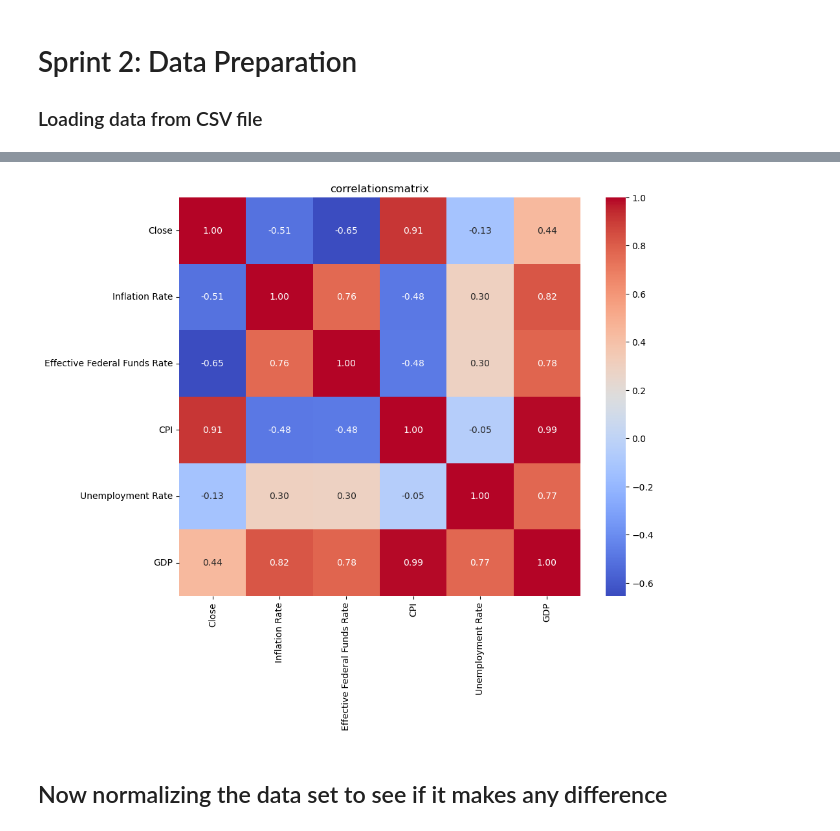
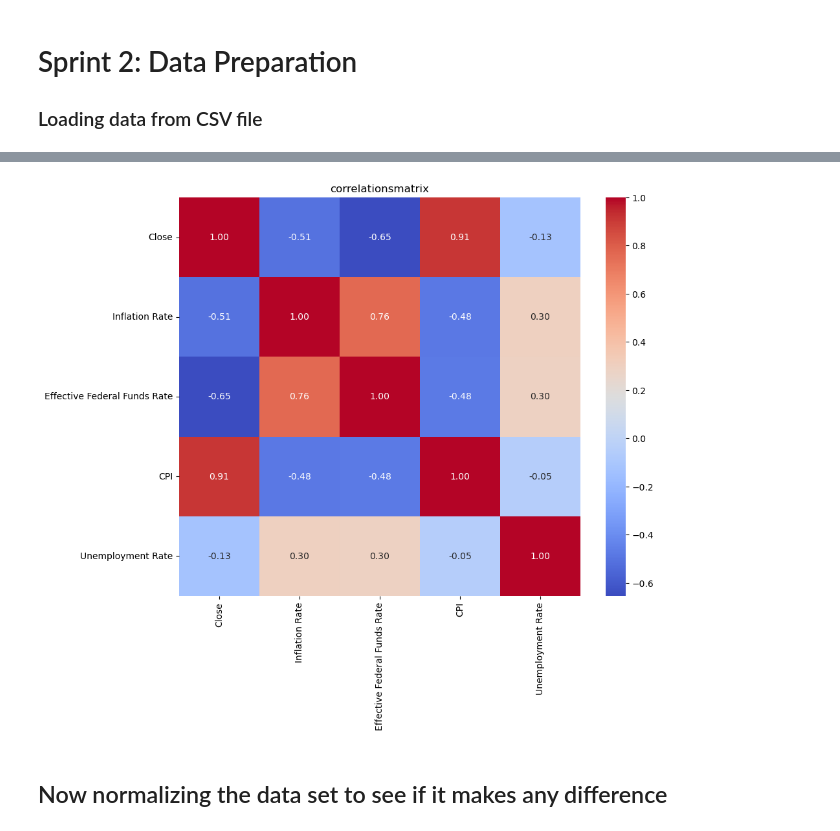
Before and after one commit to badranyoussef/bi-exam-project-stock, a Jupyter notebook: notebooks/cleaning_and_exploring.ipynb, the cells around one changed output, grey strips where cells are left out. Cells and saved outputs as stored; diff of their text form; code cells hidden in the pictures.

```diff
--- a/notebooks/cleaning_and_exploring.ipynb
+++ b/notebooks/cleaning_and_exploring.ipynb
@@ -42,4 +54,4 @@ inflation = inflation.ffill().reset_index()
 # %%
 df['CPI'] = cpi['CPIAUCSL']
 df['Unemployment Rate'] = unemployment_rate['UNRATE']
-df['GDP'] = gdp['GDP']
+#df['GDP'] = gdp['GDP']
@@ -69,9 +95,11 @@ Index(['Date', 'Open', 'High', 'Low', 'Close', 'Adj Close', 'Volume',
+# %%
+df = df.ffill()
 # %%
 merged_data = df.copy()
 # %%
 merged_data['CPI'] = cpi['CPIAUCSL']
 merged_data['Unemployment Rate'] = unemployment_rate['UNRATE']
-merged_data['GDP'] = gdp['GDP']
+#merged_data['GDP'] = gdp['GDP'] --> missing a lot of data and has a correlation value of ,48
 
 merged_data.ffill()
 # %% [output]
@@ -113,14 +145,14 @@ memory usage: 82.1+ KB
 # %%
 #Beregn korrelation
-correlation_matrix = merged_data[['Close', 'Inflation Rate', 'Effective Federal Funds Rate', 'CPI', 'Unemployment Rate', 'GDP']].corr()
+correlation_matrix = merged_data[['Close', 'Inflation Rate', 'Effective Federal Funds Rate', 'CPI', 'Unemployment Rate']].corr()
 
 #Plot korrelationsmatrix
 plt.figure(figsize=(10, 8))
 sns.heatmap(correlation_matrix, annot=True, cmap='coolwarm', fmt='.2f')
 plt.title('correlationsmatrix')
 plt.show()
 # %% [output]
-[figure, old version]
+[figure, new version]
 # %% [markdown]
 ## Now normalizing the data set to see if it makes any difference
 # %%
```
Also changed, not shown: parts of 18 cells of this notebook.
